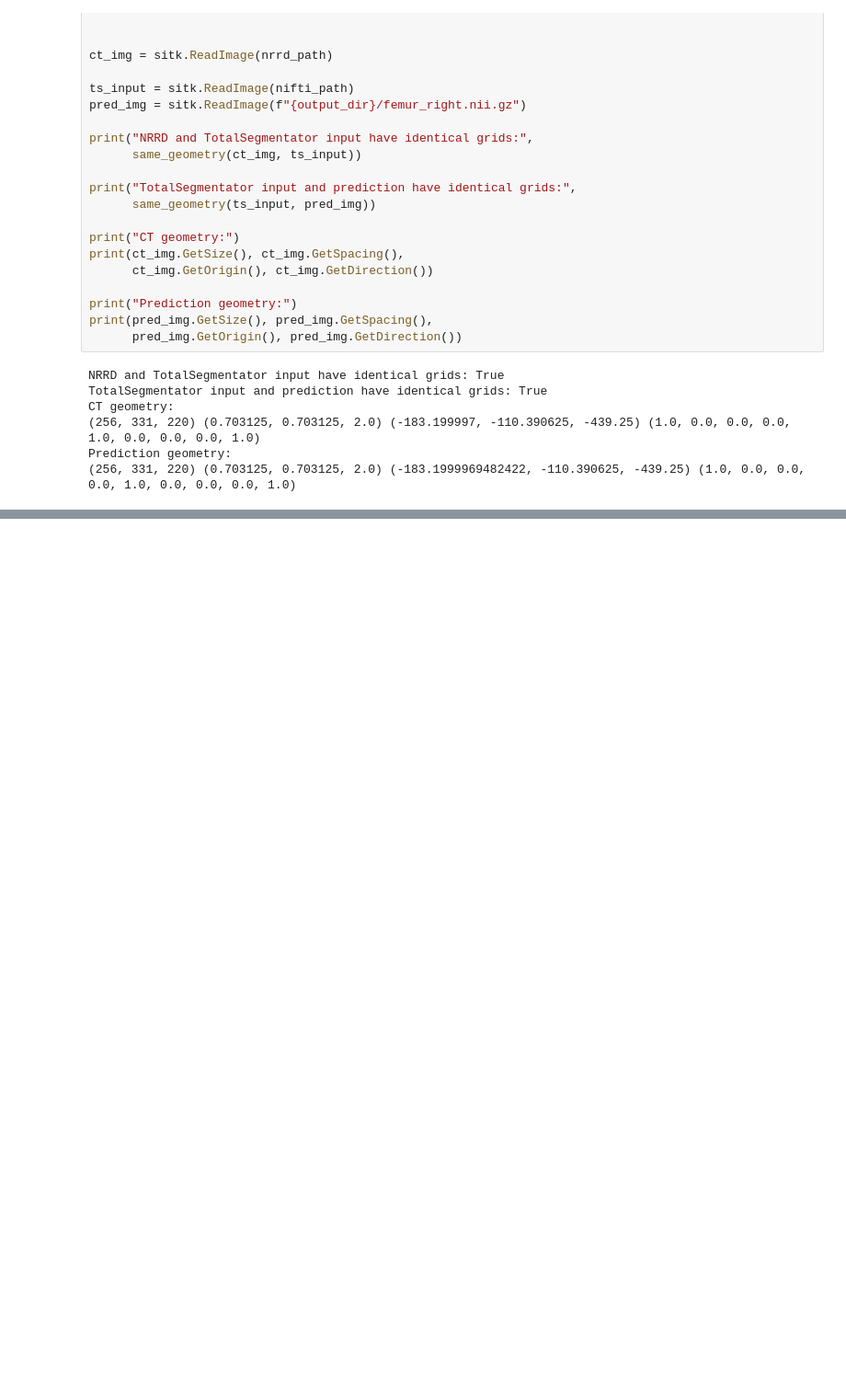
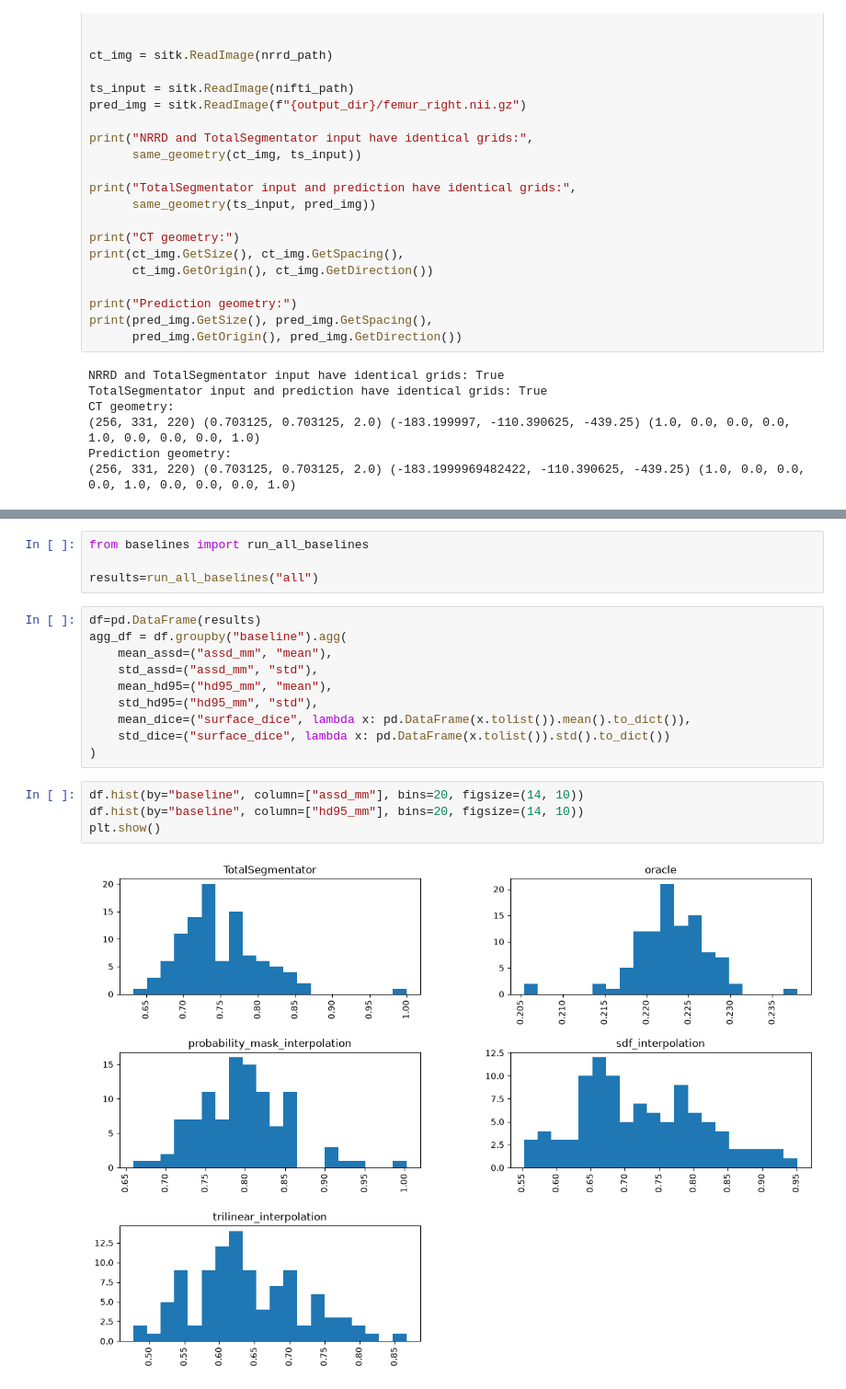
Before and after one commit to L0c1l0kk/CT-SuperResolution, a Jupyter notebook: exploration.ipynb, the cells around one changed output, grey strips where cells are left out. Shown at 92% size. Drawn from its saved outputs; the diff is of its cells as text; blank space fills up the shorter version.

Commit message:
fixed IO bugs, ran baselines

```diff
--- a/exploration.ipynb
+++ b/exploration.ipynb
@@ -193,0 +225,20 @@ print(calculate_metrics(gt_mask, pred_mask, spacing=gt_image.GetSpacing()))
+# %%
+from baselines import run_all_baselines
+
+results=run_all_baselines("all")
+# %%
+df=pd.DataFrame(results)
+agg_df = df.groupby("baseline").agg(
+    mean_assd=("assd_mm", "mean"),
+    std_assd=("assd_mm", "std"),
+    mean_hd95=("hd95_mm", "mean"),
+    std_hd95=("hd95_mm", "std"),
+    mean_dice=("surface_dice", lambda x: pd.DataFrame(x.tolist()).mean().to_dict()),
+    std_dice=("surface_dice", lambda x: pd.DataFrame(x.tolist()).std().to_dict())
+)
+# %%
+df.hist(by="baseline", column=["assd_mm"], bins=20, figsize=(14, 10))
+df.hist(by="baseline", column=["hd95_mm"], bins=20, figsize=(14, 10))
+plt.show()
+# %% [output]
+[figure, added]
```
Also changed, not shown: parts of 20 cells of this notebook, 1 other file.
